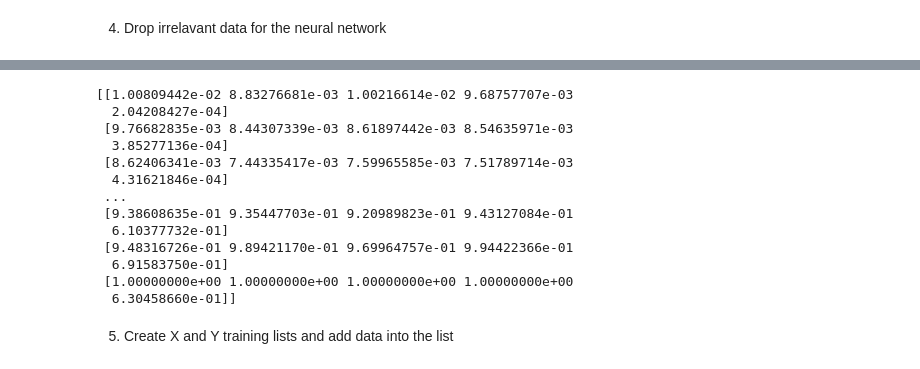
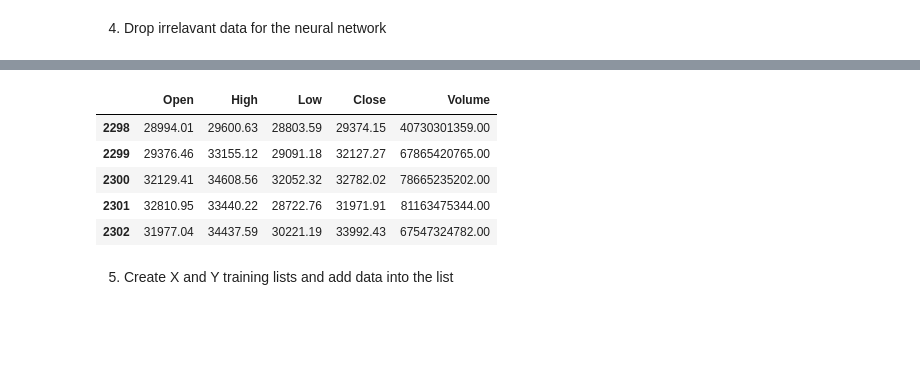
Before and after one commit to pagalavan-sivakumar/BitcoinPricePredictor, a Jupyter notebook: BitcoinPricePredictor.ipynb, the cells around one changed output, grey strips where cells are left out. Cells and saved outputs as stored; diff of their text form; code cells hidden in the pictures; blank space fills up the shorter version.

```diff
--- a/BitcoinPricePredictor.ipynb
+++ b/BitcoinPricePredictor.ipynb
@@ -95,18 +95,13 @@ training_data.head()
+# %%
+testing_data= data_test.drop(['Date','Adj Close'], axis= 1)
+testing_data.head()
+# %% [output]
+|  | Open | High | Low | Close | Volume |
+| 2298 | 28994.01 | 29600.63 | 28803.59 | 29374.15 | 40730301359.00 |
+| 2299 | 29376.46 | 33155.12 | 29091.18 | 32127.27 | 67865420765.00 |
+| 2300 | 32129.41 | 34608.56 | 32052.32 | 32782.02 | 78665235202.00 |
+| 2301 | 32810.95 | 33440.22 | 28722.76 | 31971.91 | 81163475344.00 |
+| 2302 | 31977.04 | 34437.59 | 30221.19 | 33992.43 | 67547324782.00 |
 # %%
 scaler = MinMaxScaler(feature_range=(0,1))
 training_data = scaler.fit_transform(training_data)
-print (training_data)
-# %% [output]
-[[1.00809442e-02 8.83276681e-03 1.00216614e-02 9.68757707e-03
-  2.04208427e-04]
- [9.76682835e-03 8.44307339e-03 8.61897442e-03 8.54635971e-03
-  3.85277136e-04]
- [8.62406341e-03 7.44335417e-03 7.59965585e-03 7.51789714e-03
-  4.31621846e-04]
- ...
- [9.38608635e-01 9.35447703e-01 9.20989823e-01 9.43127084e-01
-  6.10377732e-01]
- [9.48316726e-01 9.89421170e-01 9.69964757e-01 9.94422366e-01
-  6.91583750e-01]
- [1.00000000e+00 1.00000000e+00 1.00000000e+00 1.00000000e+00
-  6.30458660e-01]]
```
Also changed, not shown: parts of 22 cells of this notebook.
